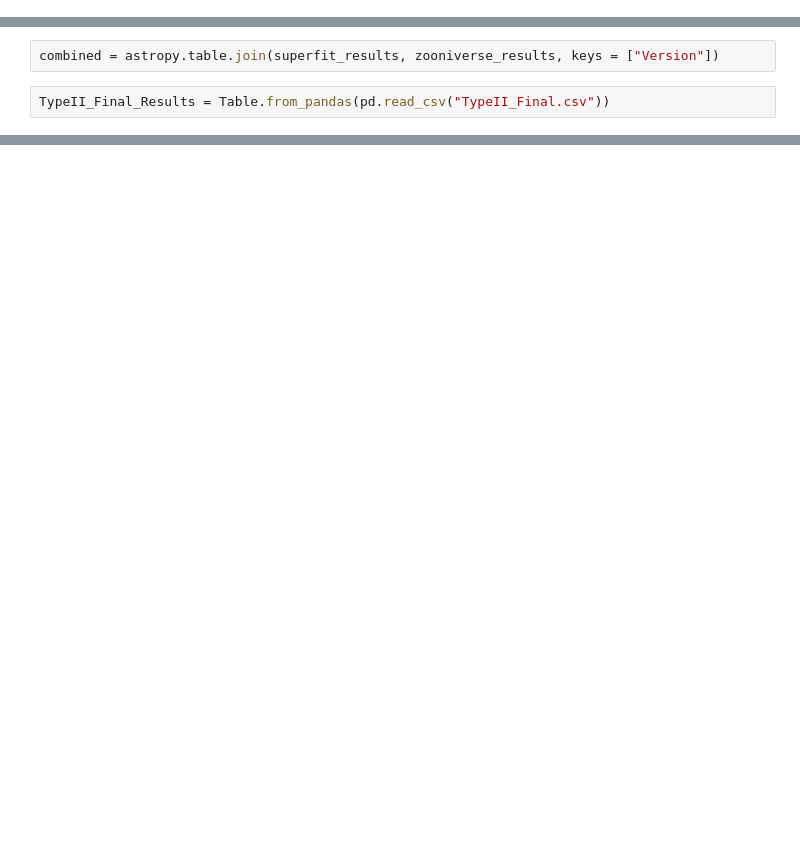
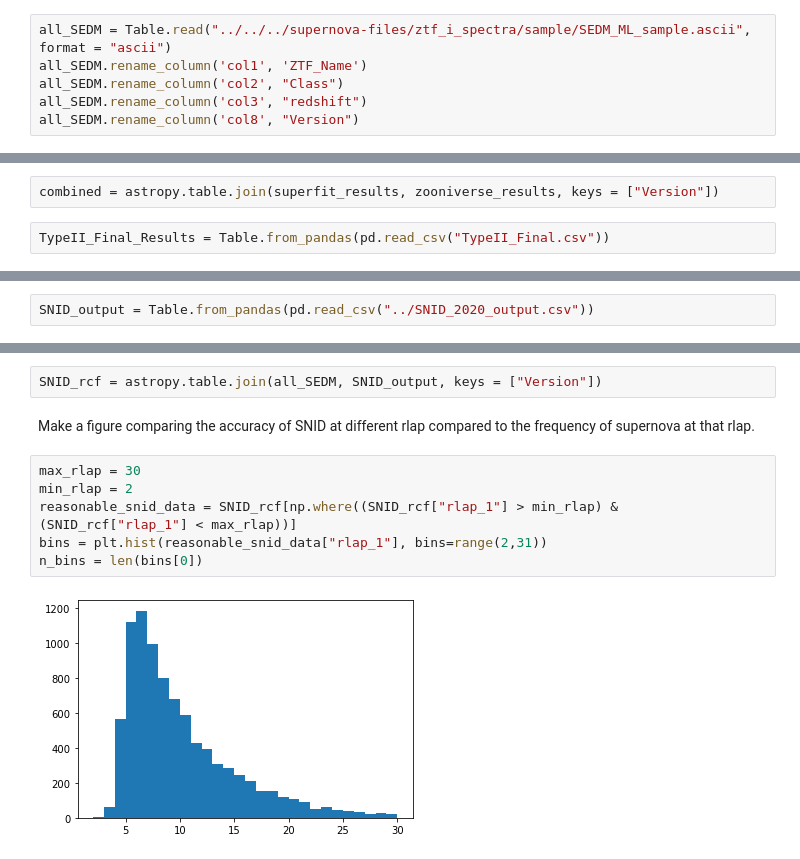
Before and after one commit to Hallflower20/supernova-spectrum-analysis, a Jupyter notebook: ZooniverseAnalysis/paper_notebooks/PaperFigures.ipynb, the cells around one changed output, grey strips where cells are left out. Drawn from its saved outputs; the diff is of its cells as text; blank space fills up the shorter version.

Commit message:
New Figures

```diff
--- a/ZooniverseAnalysis/paper_notebooks/PaperFigures.ipynb
+++ b/ZooniverseAnalysis/paper_notebooks/PaperFigures.ipynb
@@ -32,2 +11,8 @@ np.unique(all_SEDM["col1"])
+# %%
+all_SEDM = Table.read("../../../supernova-files/ztf_i_spectra/sample/SEDM_ML_sample.ascii", format = "ascii")
+all_SEDM.rename_column('col1', 'ZTF_Name')
+all_SEDM.rename_column('col2', "Class")
+all_SEDM.rename_column('col3', "redshift")
+all_SEDM.rename_column('col8', "Version")
 # %%
 zooniverse_results = Table.from_pandas(pd.read_csv("zooniverse_results_ZTFI.csv"))
@@ -82,0 +26,2 @@ combined["ZTF_Name"]
+# %%
+SNID_output = Table.from_pandas(pd.read_csv("../SNID_2020_output.csv"))
@@ -82,0 +35,12 @@ combined["ZTF_Name"]
+# %%
+SNID_rcf = astropy.table.join(all_SEDM, SNID_output, keys = ["Version"])
+# %% [markdown]
+Make a figure comparing the accuracy of SNID at different rlap compared to the frequency of supernova at that rlap.
+# %%
+max_rlap = 30
+min_rlap = 2
+reasonable_snid_data = SNID_rcf[np.where((SNID_rcf["rlap_1"] > min_rlap) & (SNID_rcf["rlap_1"] < max_rlap))]
+bins = plt.hist(reasonable_snid_data["rlap_1"], bins=range(2,31))
+n_bins = len(bins[0])
+# %% [output]
+[figure, added]
```
Also changed, not shown: parts of 20 cells of this notebook.
